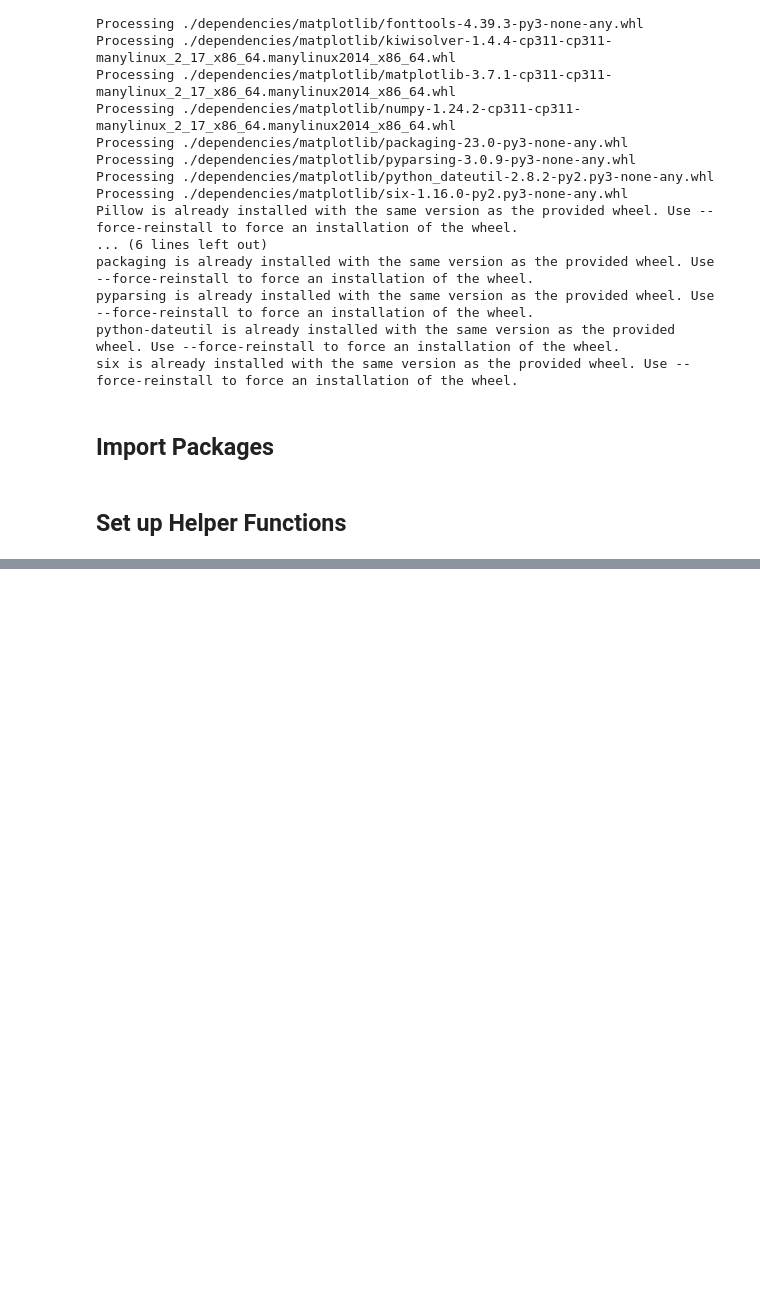
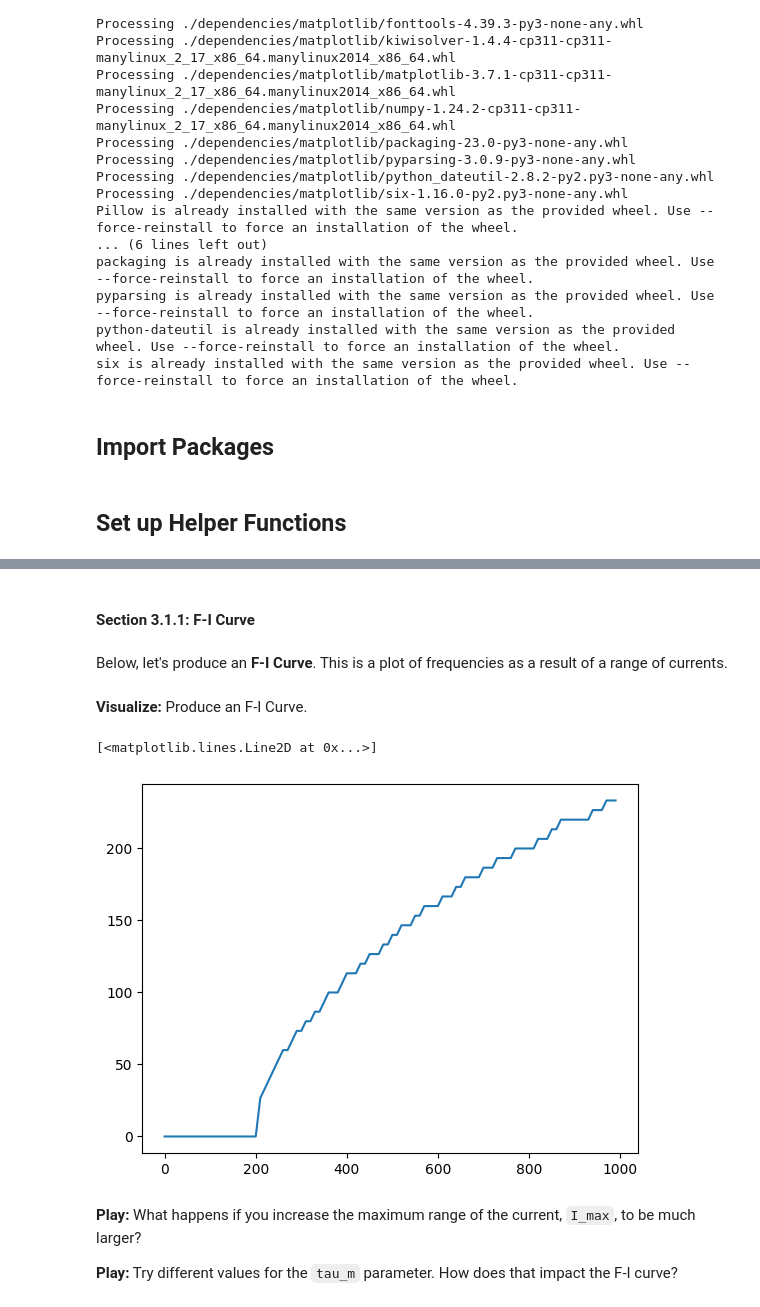
Before and after one commit to ilennaj/neuron_model_tutorial, a Jupyter notebook: notebooks/02_lif_tutorial.ipynb, the cells around one changed output, grey strips where cells are left out. Cells and saved outputs as stored; diff of their text form; code cells hidden in the pictures; blank space fills up the shorter version.

```diff
--- a/notebooks/02_lif_tutorial.ipynb
+++ b/notebooks/02_lif_tutorial.ipynb
@@ -41,0 +383,12 @@ import matplotlib.pyplot as plt
+# %%
+# Calculate spike frequency
+def spike_freq(spike_times, params):
+
+    T = params['T']
+
+    num_spikes = len(spike_times)
+    T = T * (1 / 1000) # 1 second per 1000 milliseconds
+    return num_spikes / T
+# %%
+freq = spike_freq(spike_times, params)
+print('Frequency = %.2f spikes per second' % freq)
@@ -41,0 +403,45 @@ import matplotlib.pyplot as plt
+# %% [markdown]
+#### Section 3.1.1: F-I Curve
+# %% [markdown]
+Below, let's produce an **F-I Curve**. This is a plot of frequencies as a result of a range of currents.
+# %%
+def IF_curve(params, I_max=1000, I_step=50):
+
+    # Initialize current ranges
+    I_range = np.arange(0, I_max, I_step)
+
+    # Define for loop over different current values
+    freq_rec = [] # Record frequency from each simulation
+
+    for I_ext in I_range:
+
+        # Run simulation
+        solution, t, spike_times = simulate_LIF(params, I_ext)
+
+        # Calculate frequency
+        freq = spike_freq(spike_times, params)
+
+        # Record frequency
+        freq_rec.append(freq)
+
+    return I_range, freq_rec
+# %% [markdown]
+**Visualize:** Produce an F-I Curve.
+# %%
+# Initialize parameters
+params = default_params()
+# params['T'] = 100.0
+
+I_max = 1000
+I_step = 10
+
+I_ext_range, frequencies = IF_curve(params, I_max, I_step)
+# %%
+plt.plot(I_ext_range, frequencies)
+# %% [output]
+[<matplotlib.lines.Line2D at 0x...>]
+[figure, added]
+# %% [markdown]
+**Play:** What happens if you increase the maximum range of the current, `I_max`, to be much larger?
+
+**Play:** Try different values for the `tau_m` parameter. How does that impact the F-I curve?
```
Also changed, not shown: parts of 77 cells of this notebook, 5 other files.
